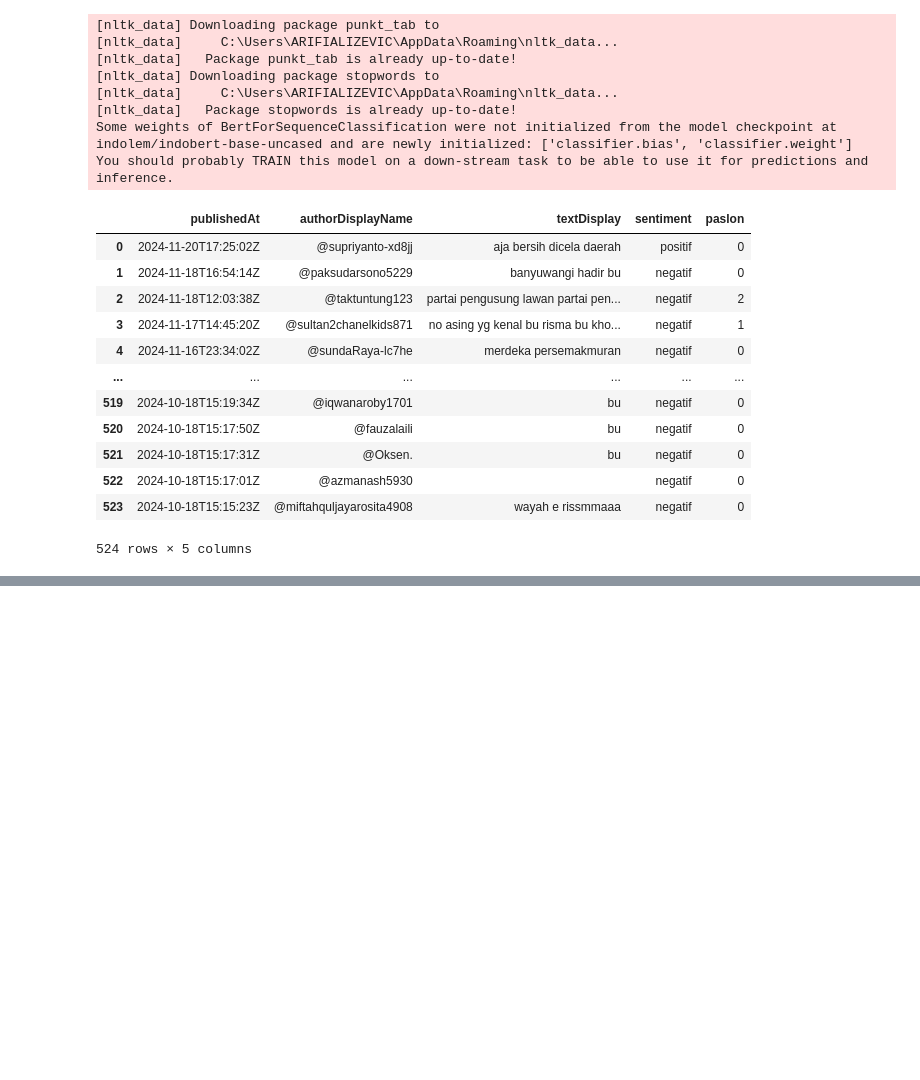
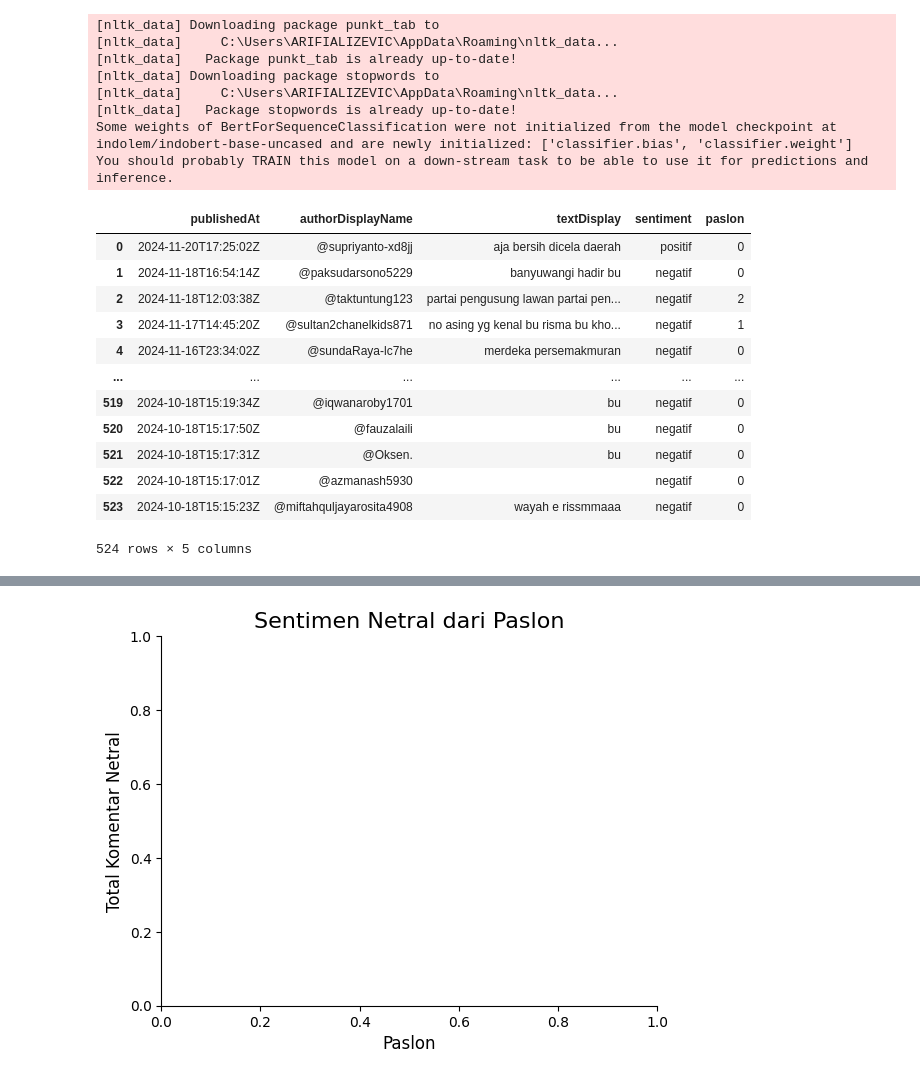
Before and after one commit to arifializevic/kuliah, a Jupyter notebook: Data Mining/Crawling Youtube Debat Pilgub Jatim 2024.ipynb, the cells around one changed output, grey strips where cells are left out. Saved outputs shown, nothing was run; the diff lists cells and outputs as text; code cells hidden in the pictures; blank space fills up the shorter version.

```diff
--- a/Data Mining/Crawling Youtube Debat Pilgub Jatim 2024.ipynb
+++ b/Data Mining/Crawling Youtube Debat Pilgub Jatim 2024.ipynb
@@ -132,0 +189,28 @@ You should probably TRAIN this model on a down-stream task to be able to use it
+# %%
+# Filter komentar dengan sentimen netral
+neutral_comments = df[df['sentiment'] == 'netral']
+
+# Hitung jumlah komentar positif untuk setiap paslon
+neutral_counts = neutral_comments['paslon'].value_counts().reset_index()
+neutral_counts.columns = ['paslon', 'count']
+
+# Sort berdasarkan paslon untuk memastikan urutan
+neutral_counts = neutral_counts.sort_values(by='paslon')
+
+sns.barplot(
+    data=neutral_counts,
+    x='paslon',
+    y='count',
+    palette='Blues',
+    hue='paslon',
+    dodge=False
+)
+
+sns.despine()
+plt.title('Sentimen Netral dari Paslon', fontsize=16)
+plt.xlabel('Paslon', fontsize=12)
+plt.ylabel('Total Komentar Netral', fontsize=12)
+plt.legend([], [], frameon=False)
+plt.show()
+# %% [output]
+[figure, added]
```
Also changed, not shown: parts of 3 cells of this notebook, 1 other file.
